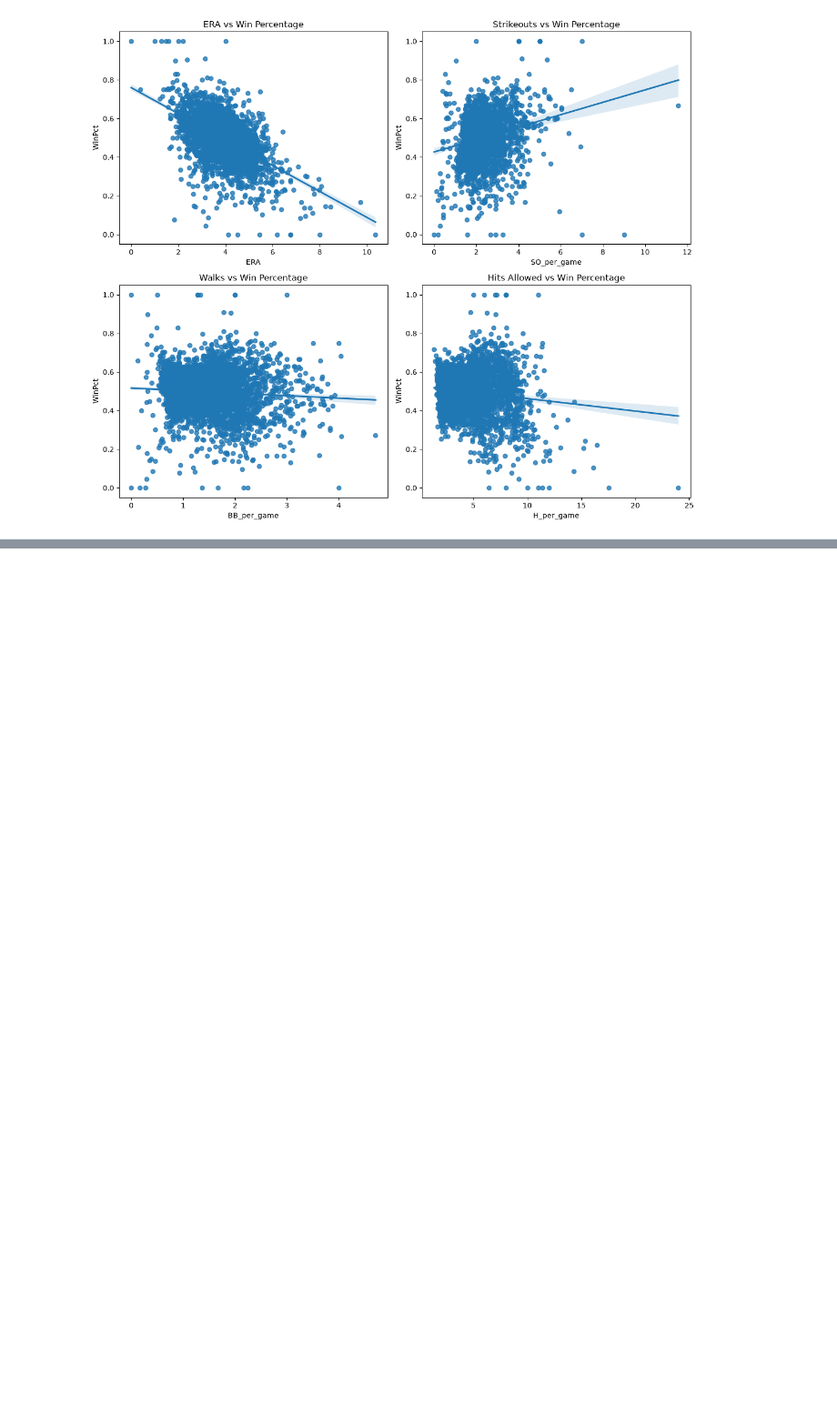
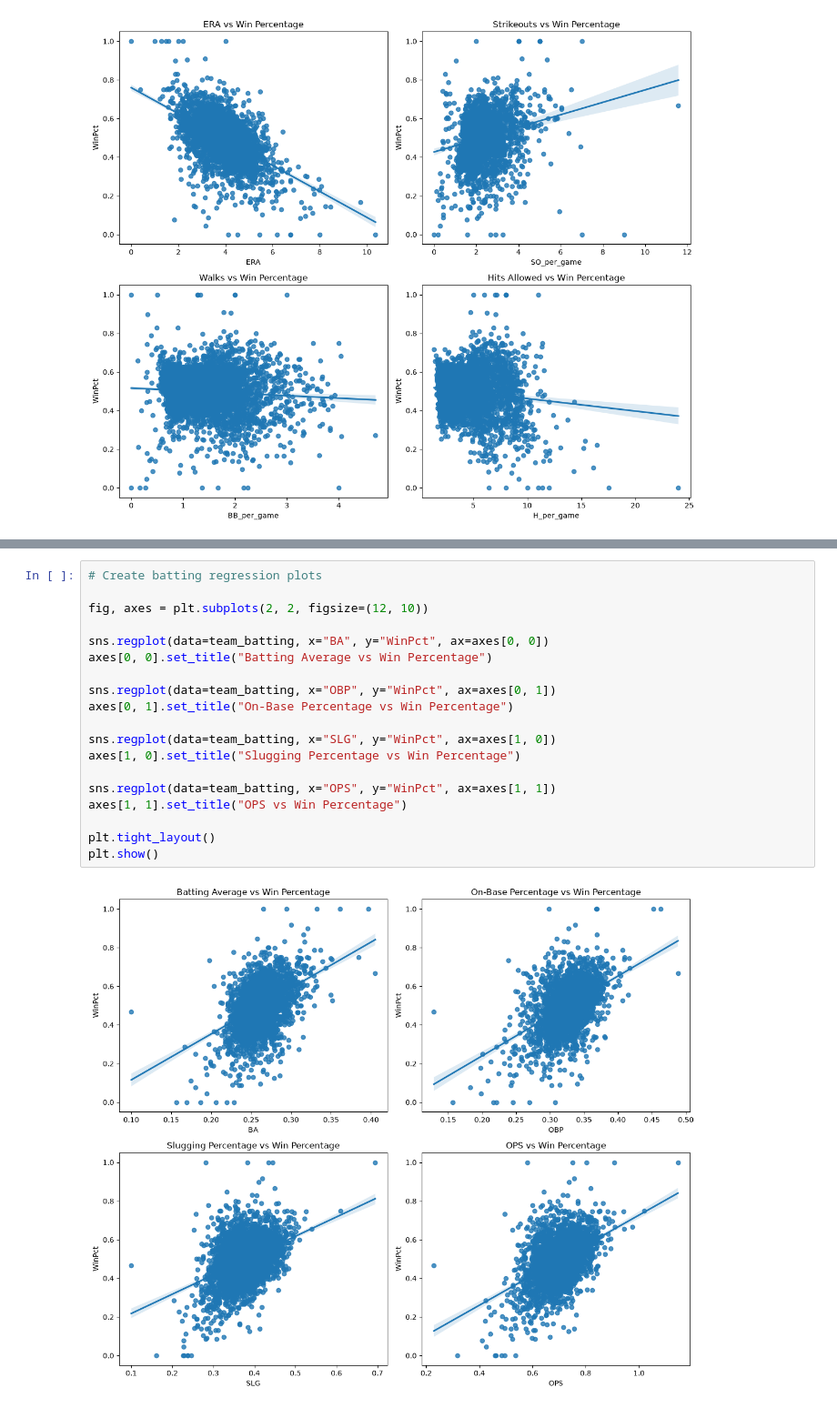
Before and after one commit to FirstTimeGaming/ISC-2310-Group-Project, a Jupyter notebook: project.ipynb, the cells around one changed output, grey strips where cells are left out. Shown at 91% size. Drawn from its saved outputs; the diff is of its cells as text; blank space fills up the shorter version.

Commit message:
Add team batting analysis

```diff
--- a/project.ipynb
+++ b/project.ipynb
@@ -258,0 +358,21 @@ plt.show()
+# %%
+# Create batting regression plots
+
+fig, axes = plt.subplots(2, 2, figsize=(12, 10))
+
+sns.regplot(data=team_batting, x="BA", y="WinPct", ax=axes[0, 0])
+axes[0, 0].set_title("Batting Average vs Win Percentage")
+
+sns.regplot(data=team_batting, x="OBP", y="WinPct", ax=axes[0, 1])
+axes[0, 1].set_title("On-Base Percentage vs Win Percentage")
+
+sns.regplot(data=team_batting, x="SLG", y="WinPct", ax=axes[1, 0])
+axes[1, 0].set_title("Slugging Percentage vs Win Percentage")
+
+sns.regplot(data=team_batting, x="OPS", y="WinPct", ax=axes[1, 1])
+axes[1, 1].set_title("OPS vs Win Percentage")
+
+plt.tight_layout()
+plt.show()
+# %% [output]
+[figure, added]
```
Also changed, not shown: parts of 4 cells of this notebook.
